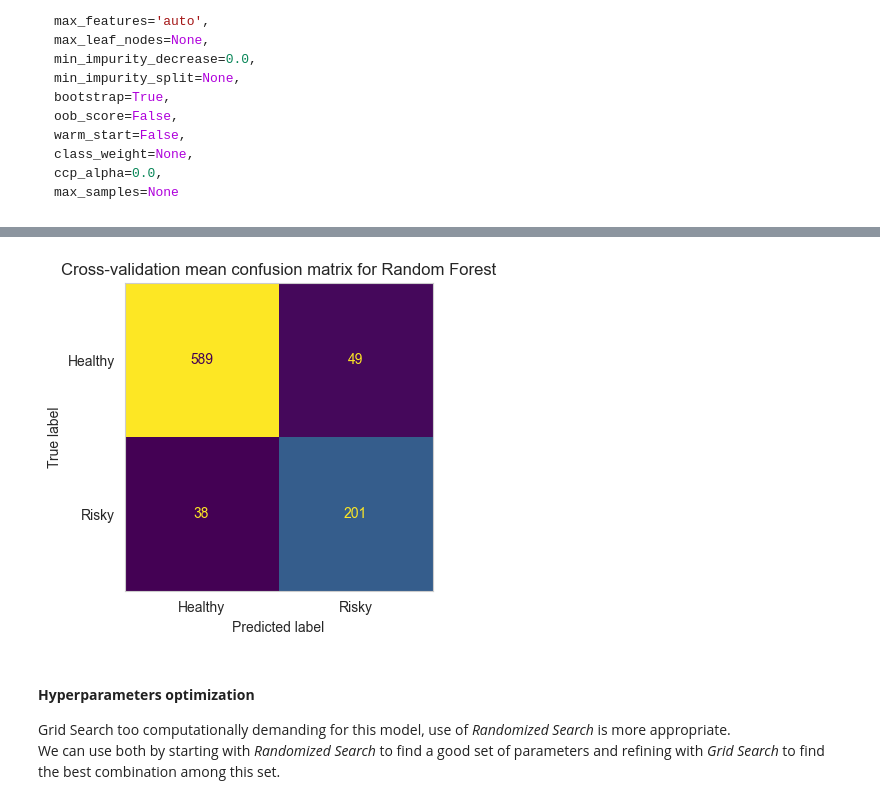
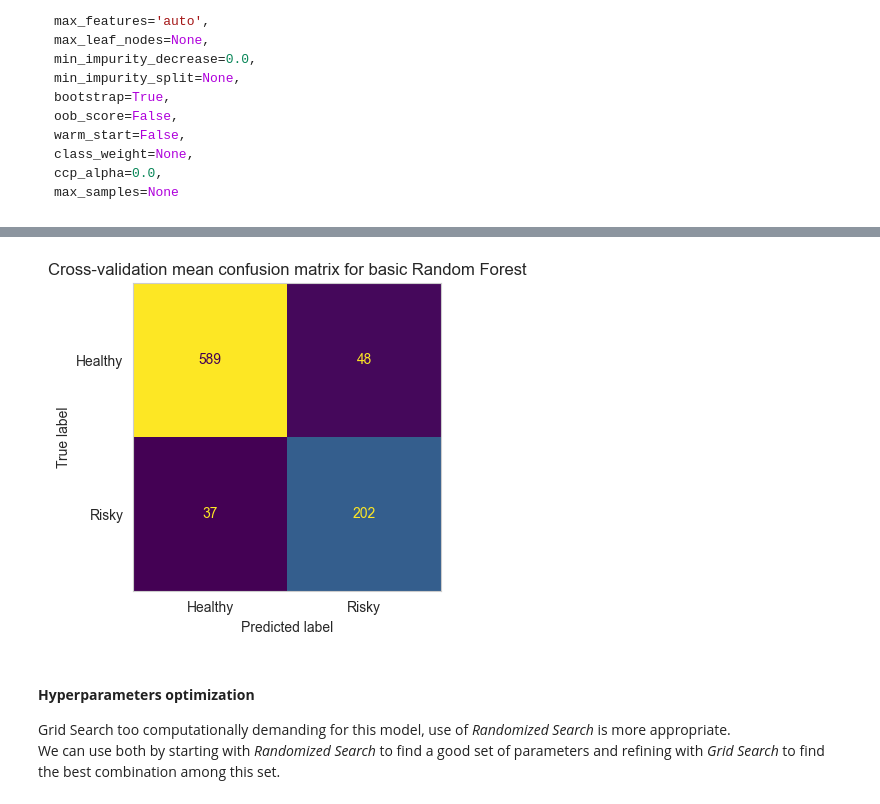
Before and after one commit to Iman974/ML_classification_hypertension_SL, a Jupyter notebook: Hypertension_risk.ipynb, the cells around one changed output, grey strips where cells are left out. Drawn from its saved outputs; the diff is of its cells as text; code cells hidden in the pictures.

Commit message:
Almost done

```diff
--- a/Hypertension_risk.ipynb
+++ b/Hypertension_risk.ipynb
@@ -542,22 +488,27 @@ from sklearn.metrics import ConfusionMatrixDisplay, confusion_matrix
 from sklearn.model_selection import cross_val_score, RepeatedStratifiedKFold
 from sklearn.preprocessing import StandardScaler
 
-def fit_unscaled_and_cross_validate(X_train, y_train, model, print_results=True):
+def fit_unscaled_and_cross_validate(X_train, y_train, model, print_results=True, cv=None):
     X_train_scaled = StandardScaler().fit_transform(X_train)
 
     model.fit(X_train_scaled, y_train)
     scores_list = []
 
     for scoring in ['recall', 'precision']:
-        score = cross_val_score(model, X_train_scaled, y_train, cv=RepeatedStratifiedKFold(n_repeats=3, random_state=42), n_jobs=-1, scoring=scoring).mean()
+        # Warning: there is a problem of data leakage here, as the scaling fit was done on the whole dataset
+        # Ideally, the scaling fit should be done inside the cross-validation loop, on the folds used for training only.
+        # Then, the scaling transform should be applied to the test fold.
+        if cv is None:
+            cv = RepeatedStratifiedKFold(n_repeats=3, random_state=42)
+        score = cross_val_score(model, X_train_scaled, y_train, cv=cv, n_jobs=-1, scoring=scoring).mean()
         scores_list.append(score)
         if print_results:
             print(f"Cross-Validation {scoring.capitalize()}:", round(score*100, 1), "%")
     return scores_list
 
 
-def plot_performance_vs_features_dropped(feature_importances, X_train, y_train, model):
-    num_features_to_drop = range(1, len(feature_importances))
+def plot_performance_vs_features_dropped(feature_importances, X_train, y_train, model, cv=None):
+    num_features_to_drop = range(0, len(feature_importances))
     precision_scores = []
     recall_scores = []
 
@@ -565,7 +516,7 @@ def plot_performance_vs_features_dropped(feature_importances, X_train, y_train,
         dropped_features = feature_importances[:num_drop_features]
         X_train_selected = X_train.drop(dropped_features, axis=1)
 
-        recall, precision = fit_unscaled_and_cross_validate(X_train_selected, y_train, model, print_results=False)
+        recall, precision = fit_unscaled_and_cross_validate(X_train_selected, y_train, model, print_results=False, cv=cv)
 
         precision_scores.append(precision)
         recall_scores.append(recall)
@@ -578,7 +529,8 @@ def plot_performance_vs_features_dropped(feature_importances, X_train, y_train,
     plt.legend()
     plt.show()
 
-def avg_confusion_mat_cv(X_train, y_train, model, splits):
+MEAN_CONF_MAT_SPLITS = 3
+def avg_confusion_mat_cv(X_train, y_train, model, splits=MEAN_CONF_MAT_SPLITS):
     cv = RepeatedStratifiedKFold(n_repeats=5, n_splits=splits, random_state=42)
     confusion_matrices = []
     std_scaler = StandardScaler()
@@ -593,6 +545,7 @@ def avg_confusion_mat_cv(X_train, y_train, model, splits):
         confusion_matrices.append(confusion_matrix(y_test_cv, y_pred))
     return np.mean(confusion_matrices, axis=0)
 
+
 def plot_confusion_matrix(confusion_matrix, title, size=(4,4)):
     display = ConfusionMatrixDisplay(confusion_matrix=confusion_matrix, display_labels=["Healthy", "Risky"])
     conf_plot = display.plot(colorbar=False)
@@ -639,14 +592,13 @@ max_samples=None
 # %%
 from sklearn.ensemble import RandomForestClassifier
 
-rf_basic = RandomForestClassifier(random_state=42)
-fit_unscaled_and_cross_validate(X_train_scaled, y_train, rf_basic);
+rf_basic = RandomForestClassifier(random_state=42, n_jobs=-1)
+fit_unscaled_and_cross_validate(X_train, y_train, rf_basic);
 
 print()
 
 # Build the confusion matrix from cross validation scores
-MEAN_CONF_MAT_SPLITS = 3
-confusion_mat = avg_confusion_mat_cv(X_train, y_train, rf_basic, splits=MEAN_CONF_MAT_SPLITS)
+confusion_mat = avg_confusion_mat_cv(X_train, y_train, rf_basic)
 print("Cross Validation set size (in single fold):", X_train.shape[0] // MEAN_CONF_MAT_SPLITS)
 plot_confusion_matrix(np.ceil(confusion_mat).astype(int), 'Cross-validation mean confusion matrix for basic Random Forest')
 # %% [output]
@@ -655,5 +608,5 @@ Cross-Validation Precision: 81.0 %
 Cross Validation set size (in single fold): 875
-[figure, old version]
+[figure, new version]
 # %% [markdown]
 #### **Hyperparameters optimization**
 
```
Also changed, not shown: parts of 70 cells of this notebook.
